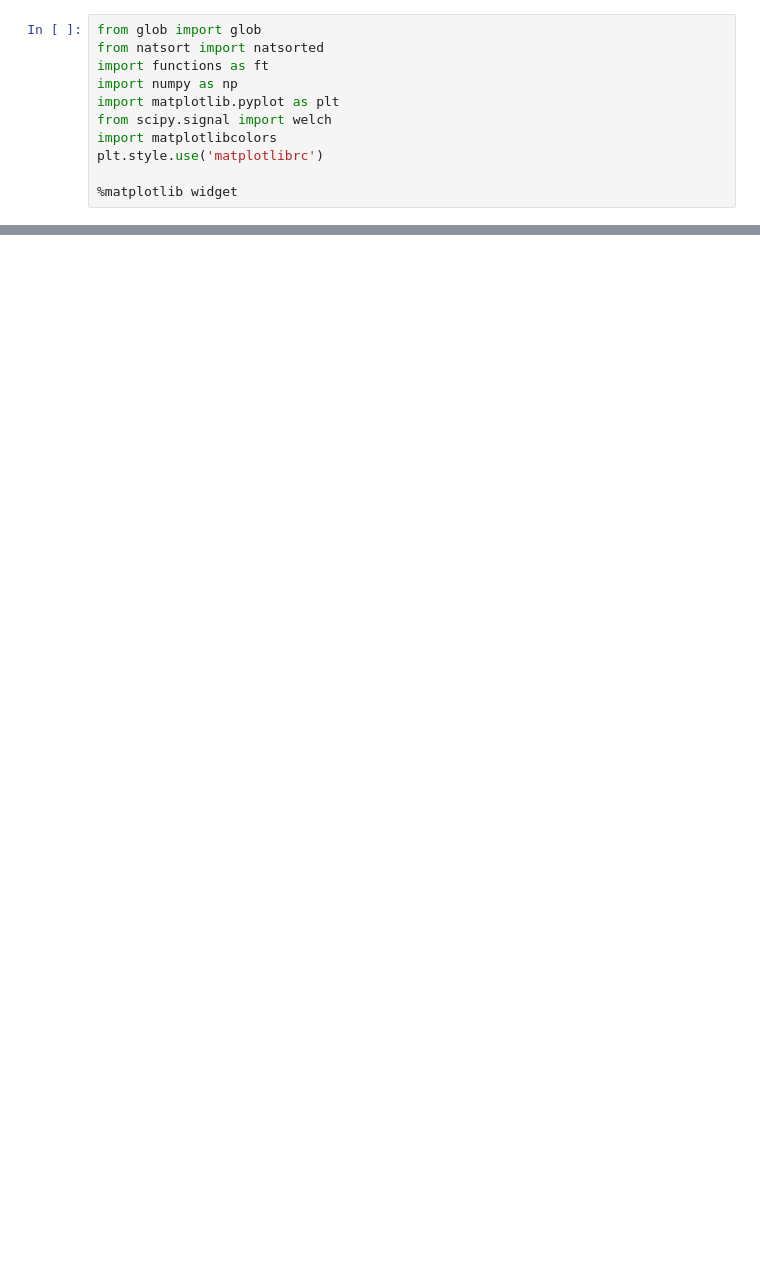
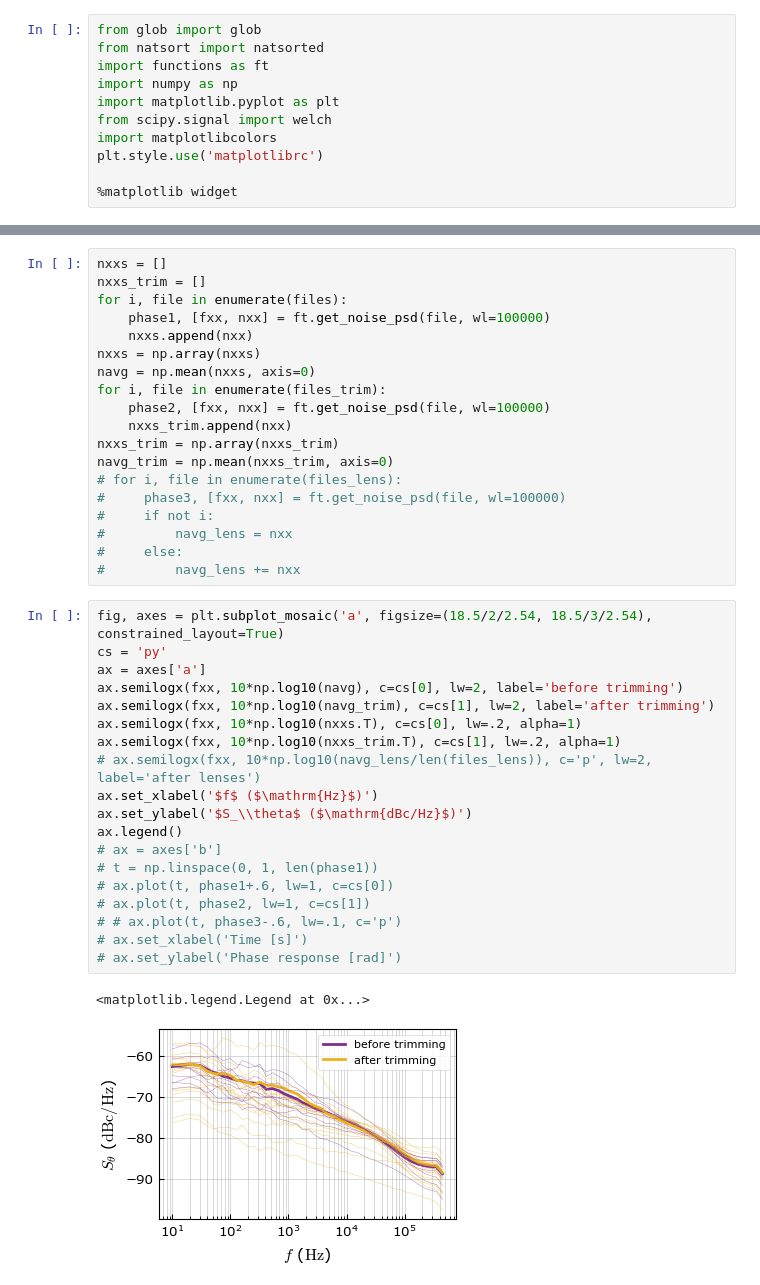
Before and after one commit to wilbertras/spatial-mapping, a Jupyter notebook: Mappings/Masters/noise.ipynb, the cells around one changed output, grey strips where cells are left out. Saved outputs shown, nothing was run; the diff lists cells and outputs as text; blank space fills up the shorter version.

```diff
--- a/Mappings/Masters/noise.ipynb
+++ b/Mappings/Masters/noise.ipynb
@@ -63,0 +19,41 @@ ax.legend()
+# %%
+nxxs = []
+nxxs_trim = []
+for i, file in enumerate(files):
+    phase1, [fxx, nxx] = ft.get_noise_psd(file, wl=100000)
+    nxxs.append(nxx)
+nxxs = np.array(nxxs)
+navg = np.mean(nxxs, axis=0)
+for i, file in enumerate(files_trim):
+    phase2, [fxx, nxx] = ft.get_noise_psd(file, wl=100000)
+    nxxs_trim.append(nxx)
+nxxs_trim = np.array(nxxs_trim)
+navg_trim = np.mean(nxxs_trim, axis=0)
+# for i, file in enumerate(files_lens):
+#     phase3, [fxx, nxx] = ft.get_noise_psd(file, wl=100000)
+#     if not i:
+#         navg_lens = nxx
+#     else:
+#         navg_lens += nxx
+# %%
+fig, axes = plt.subplot_mosaic('a', figsize=(18.5/2/2.54, 18.5/3/2.54), constrained_layout=True)
+cs = 'py'
+ax = axes['a']
+ax.semilogx(fxx, 10*np.log10(navg), c=cs[0], lw=2, label='before trimming')
+ax.semilogx(fxx, 10*np.log10(navg_trim), c=cs[1], lw=2, label='after trimming')
+ax.semilogx(fxx, 10*np.log10(nxxs.T), c=cs[0], lw=.2, alpha=1)
+ax.semilogx(fxx, 10*np.log10(nxxs_trim.T), c=cs[1], lw=.2, alpha=1)
+# ax.semilogx(fxx, 10*np.log10(navg_lens/len(files_lens)), c='p', lw=2, label='after lenses')
+ax.set_xlabel('$f$ ($\mathrm{Hz}$)')
+ax.set_ylabel('$S_\\theta$ ($\mathrm{dBc/Hz}$)')
+ax.legend()
+# ax = axes['b']
+# t = np.linspace(0, 1, len(phase1))
+# ax.plot(t, phase1+.6, lw=1, c=cs[0])
+# ax.plot(t, phase2, lw=1, c=cs[1])
+# # ax.plot(t, phase3-.6, lw=.1, c='p')
+# ax.set_xlabel('Time [s]')
+# ax.set_ylabel('Phase response [rad]')
+# %% [output]
+<matplotlib.legend.Legend at 0x...>
+[figure, added]
```
Also changed, not shown: parts of 2 cells of this notebook, 38 other files.
